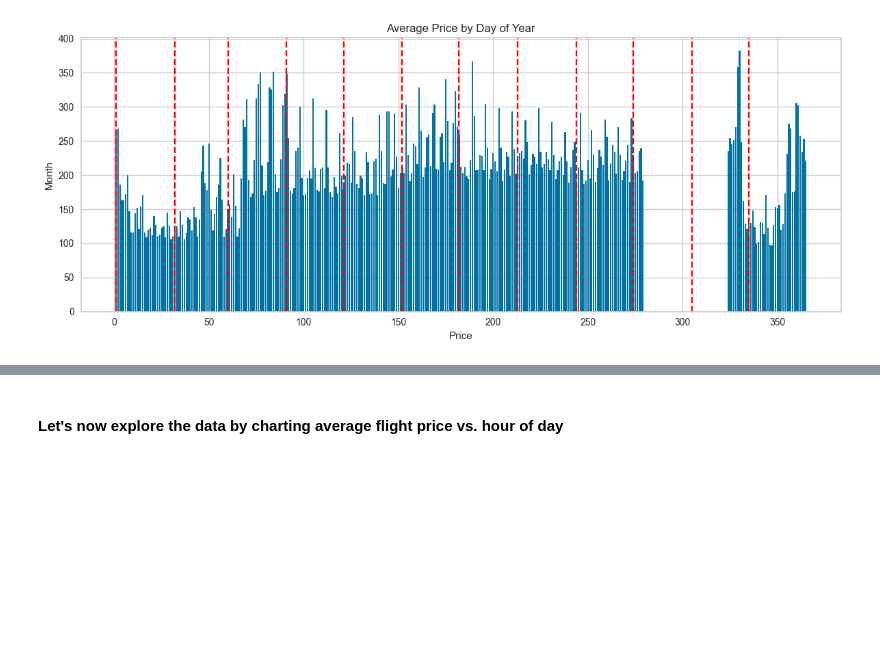
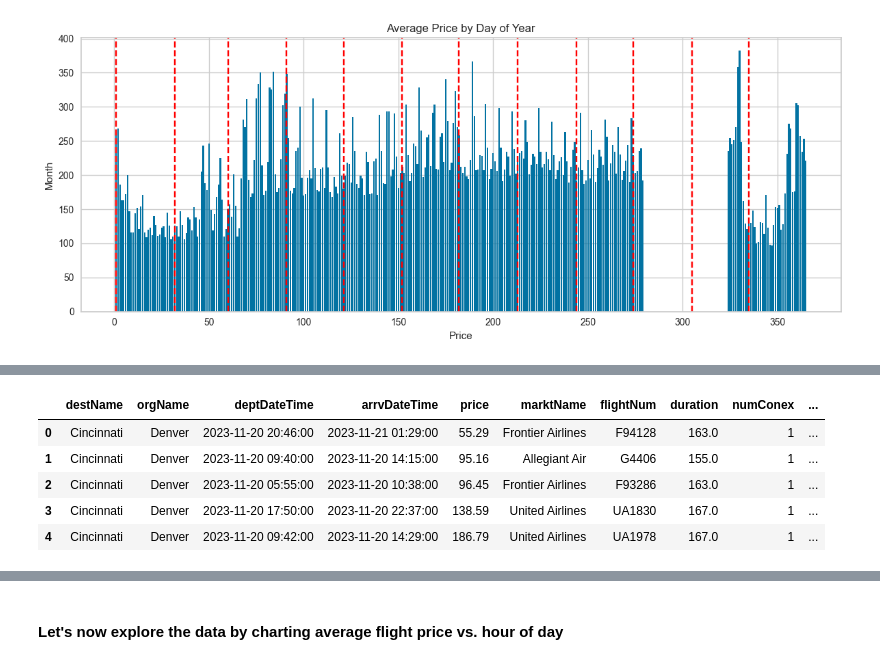
Before and after one commit to jeremyabeard5/MSDS696, a Jupyter notebook: FlightPrice.ipynb, the cells around one changed output, grey strips where cells are left out. Cells and saved outputs as stored; diff of their text form; code cells hidden in the pictures; blank space fills up the shorter version.

```diff
--- a/FlightPrice.ipynb
+++ b/FlightPrice.ipynb
@@ -525,0 +571,10 @@ plt.show()
+# %%
+df_cal = df.copy()
+df_cal.head()
+# %% [output]
+|  | destName | orgName | deptDateTime | arrvDateTime | price | marktName | flightNum | duration | numConex | ... |
+| 0 | Cincinnati | Denver | 2023-11-20 20:46:00 | 2023-11-21 01:29:00 | 55.29 | Frontier Airlines | F94128 | 163.0 | 1 | ... |
+| 1 | Cincinnati | Denver | 2023-11-20 09:40:00 | 2023-11-20 14:15:00 | 95.16 | Allegiant Air | G4406 | 155.0 | 1 | ... |
+| 2 | Cincinnati | Denver | 2023-11-20 05:55:00 | 2023-11-20 10:38:00 | 96.45 | Frontier Airlines | F93286 | 163.0 | 1 | ... |
+| 3 | Cincinnati | Denver | 2023-11-20 17:50:00 | 2023-11-20 22:37:00 | 138.59 | United Airlines | UA1830 | 167.0 | 1 | ... |
+| 4 | Cincinnati | Denver | 2023-11-20 09:42:00 | 2023-11-20 14:29:00 | 186.79 | United Airlines | UA1978 | 167.0 | 1 | ... |
```
Also changed, not shown: parts of 34 cells of this notebook.
